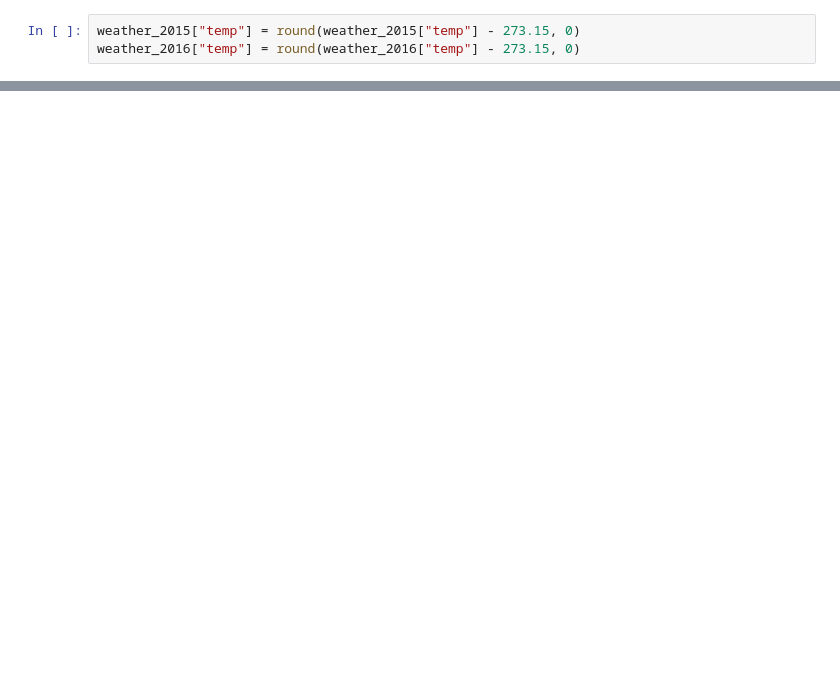
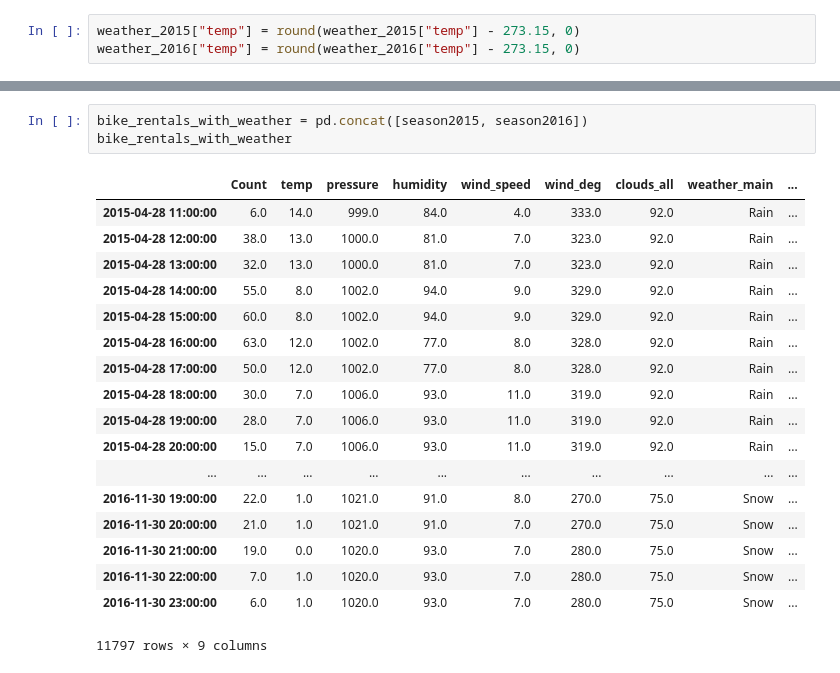
Before and after one commit to mariuszrokita/bike-sharing-demand, a Jupyter notebook: notebooks/wroclawski-rower-miejski/initial-data-exploration.ipynb, the cells around one changed output, grey strips where cells are left out. Drawn from its saved outputs; the diff is of its cells as text; blank space fills up the shorter version.

```diff
--- a/notebooks/wroclawski-rower-miejski/initial-data-exploration.ipynb
+++ b/notebooks/wroclawski-rower-miejski/initial-data-exploration.ipynb
@@ -1124,0 +1160,22 @@ weather_2015.head(3)
+# %%
+bike_rentals_with_weather = pd.concat([season2015, season2016])
+bike_rentals_with_weather
+# %% [output]
+|  | Count | temp | pressure | humidity | wind_speed | wind_deg | clouds_all | weather_main | ... |
+| 2015-04-28 11:00:00 | 6.0 | 14.0 | 999.0 | 84.0 | 4.0 | 333.0 | 92.0 | Rain | ... |
+| 2015-04-28 12:00:00 | 38.0 | 13.0 | 1000.0 | 81.0 | 7.0 | 323.0 | 92.0 | Rain | ... |
+| 2015-04-28 13:00:00 | 32.0 | 13.0 | 1000.0 | 81.0 | 7.0 | 323.0 | 92.0 | Rain | ... |
+| 2015-04-28 14:00:00 | 55.0 | 8.0 | 1002.0 | 94.0 | 9.0 | 329.0 | 92.0 | Rain | ... |
+| 2015-04-28 15:00:00 | 60.0 | 8.0 | 1002.0 | 94.0 | 9.0 | 329.0 | 92.0 | Rain | ... |
+| 2015-04-28 16:00:00 | 63.0 | 12.0 | 1002.0 | 77.0 | 8.0 | 328.0 | 92.0 | Rain | ... |
+| 2015-04-28 17:00:00 | 50.0 | 12.0 | 1002.0 | 77.0 | 8.0 | 328.0 | 92.0 | Rain | ... |
+| 2015-04-28 18:00:00 | 30.0 | 7.0 | 1006.0 | 93.0 | 11.0 | 319.0 | 92.0 | Rain | ... |
+| 2015-04-28 19:00:00 | 28.0 | 7.0 | 1006.0 | 93.0 | 11.0 | 319.0 | 92.0 | Rain | ... |
+| 2015-04-28 20:00:00 | 15.0 | 7.0 | 1006.0 | 93.0 | 11.0 | 319.0 | 92.0 | Rain | ... |
+| ... | ... | ... | ... | ... | ... | ... | ... | ... | ... |
+| 2016-11-30 19:00:00 | 22.0 | 1.0 | 1021.0 | 91.0 | 8.0 | 270.0 | 75.0 | Snow | ... |
+| 2016-11-30 20:00:00 | 21.0 | 1.0 | 1021.0 | 91.0 | 7.0 | 270.0 | 75.0 | Snow | ... |
+| 2016-11-30 21:00:00 | 19.0 | 0.0 | 1020.0 | 93.0 | 7.0 | 280.0 | 75.0 | Snow | ... |
+| 2016-11-30 22:00:00 | 7.0 | 1.0 | 1020.0 | 93.0 | 7.0 | 280.0 | 75.0 | Snow | ... |
+| 2016-11-30 23:00:00 | 6.0 | 1.0 | 1020.0 | 93.0 | 7.0 | 280.0 | 75.0 | Snow | ... |
+11797 rows × 9 columns
```
Also changed, not shown: parts of 10 cells of this notebook.
